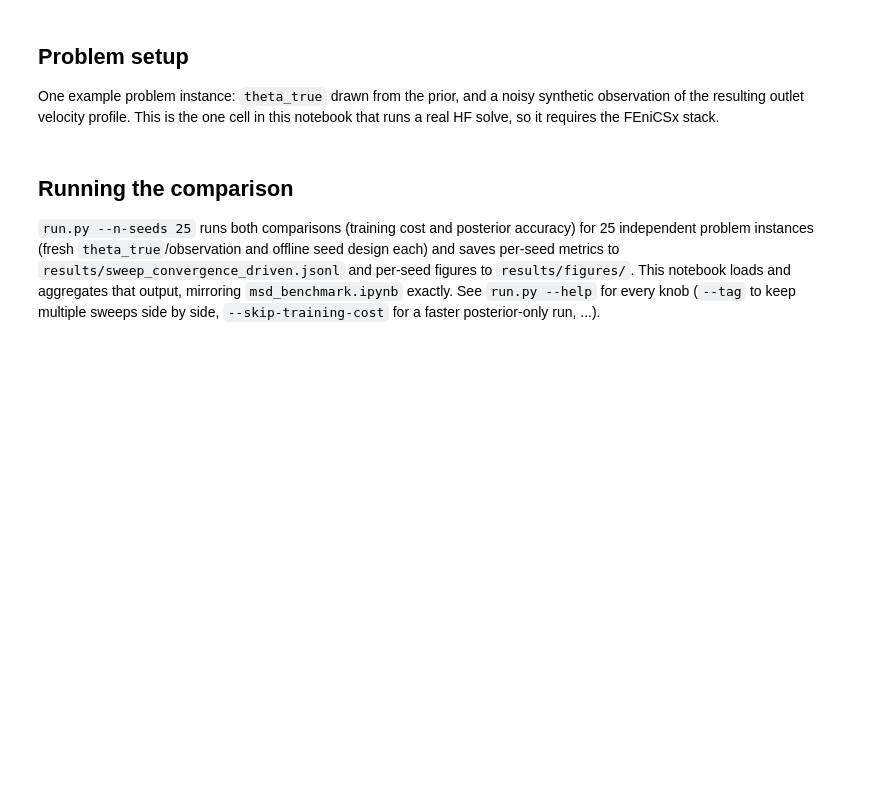
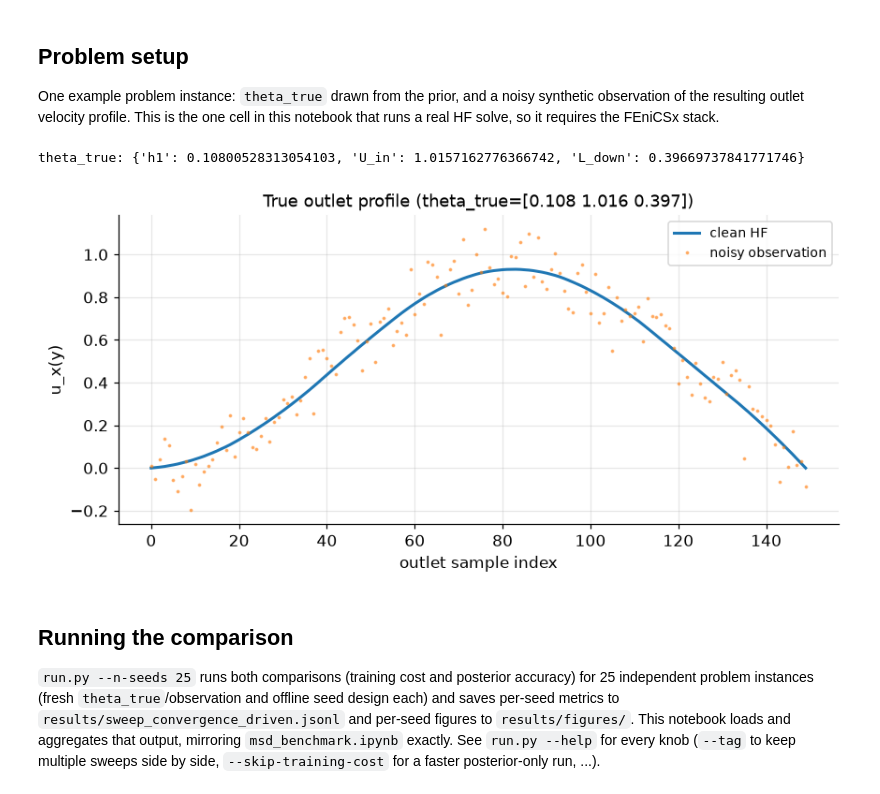
Before and after one commit to filippozacchei/MFDA_ActiveLearning, a Jupyter notebook: examples/navier_stokes/ns_benchmark.ipynb, the cells around one changed output. Saved outputs shown, nothing was run; the diff lists cells and outputs as text; code cells hidden in the pictures; blank space fills up the shorter version.

```diff
--- a/examples/navier_stokes/ns_benchmark.ipynb
+++ b/examples/navier_stokes/ns_benchmark.ipynb
@@ -88,18 +90,21 @@ One example problem instance: `theta_true` drawn from the prior, and a noisy
 synthetic observation of the resulting outlet velocity profile. This is the one cell
 in this notebook that runs a real HF solve, so it requires the FEniCSx stack.
 # %%
-problem = build_problem(problem_seed=0, sigma_obs=0.01)
+problem = build_problem(problem_seed=0, sigma_obs=0.1)
 print("theta_true:", dict(zip(PARAM_NAMES, problem.theta_true.tolist(), strict=True)))
 
 y_idx = np.arange(problem.y_obs.shape[0])  # NS has no problem.t; index along the resampled outlet line
 fig, ax = plt.subplots(figsize=(8, 4))
 ax.plot(y_idx, problem.hf_forward(problem.theta_true), lw=2, label="clean HF")
 ax.plot(y_idx, problem.y_obs, ".", ms=3, alpha=0.5, label="noisy observation")
 ax.set_xlabel("outlet sample index")
 ax.set_ylabel("u_x(y)")
 ax.legend()
 ax.set_title(f"True outlet profile (theta_true={np.round(problem.theta_true, 3)})")
 fig.tight_layout()
+# %% [output]
+theta_true: {'h1': 0.10800528313054103, 'U_in': 1.0157162776366742, 'L_down': 0.39669737841771746}
+[figure, added]
 # %% [markdown]
 ## Running the comparison
 
```
Also changed, not shown: parts of 5 cells of this notebook, 18 other files.
